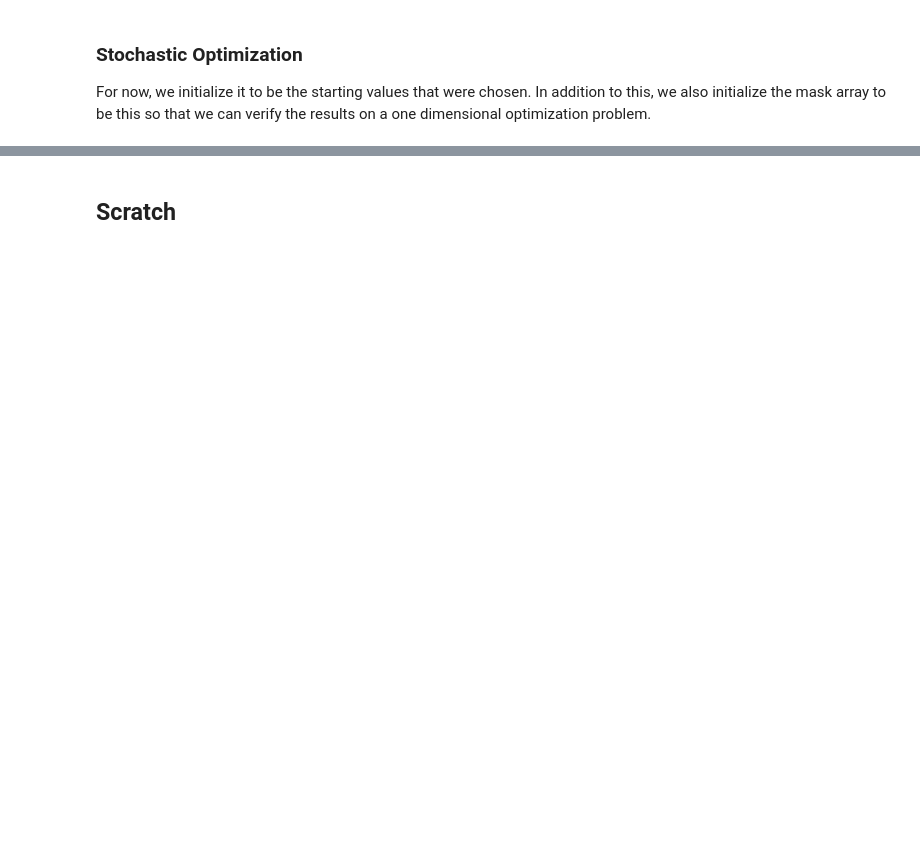
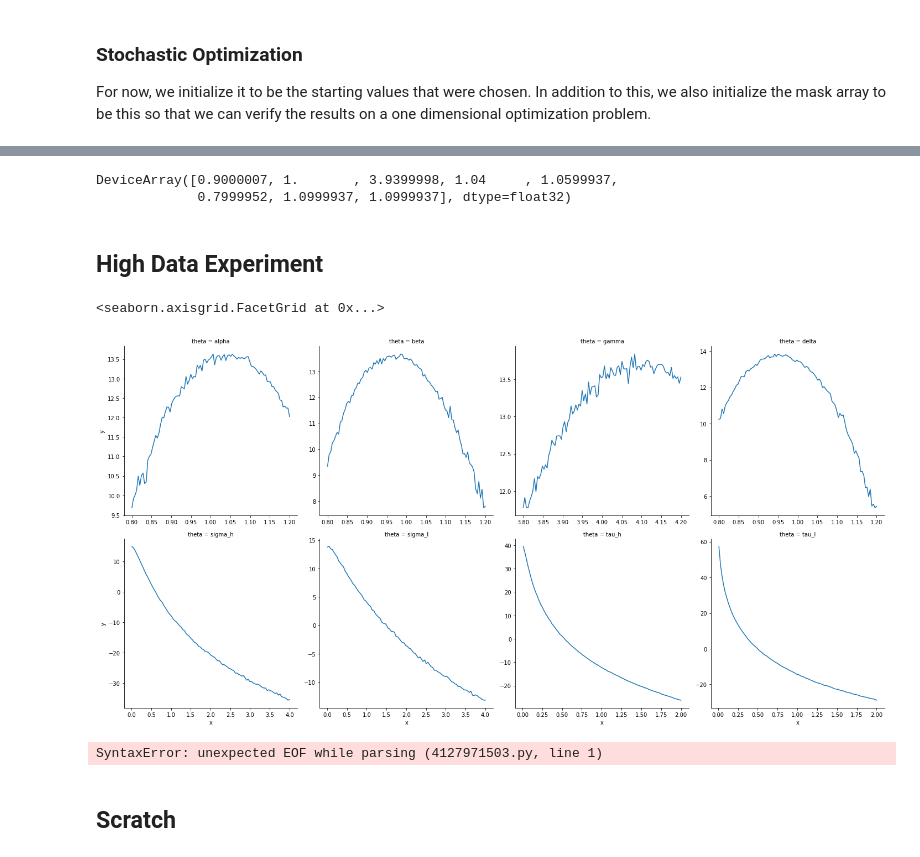
Before and after one commit to mlysy/pfjax, a Jupyter notebook: examples/lotvol.ipynb, the cells around one changed output, grey strips where cells are left out. Drawn from its saved outputs; the diff is of its cells as text; code cells hidden in the pictures; blank space fills up the shorter version.

```diff
--- a/examples/lotvol.ipynb
+++ b/examples/lotvol.ipynb
@@ -130,0 +163,7 @@ from pfjax import stoch_opt, get_sum_lweights
+# %%
+params
+# %% [output]
+DeviceArray([0.9000007, 1.       , 3.9399998, 1.04     , 1.0599937,
+             0.7999952, 1.0999937, 1.0999937], dtype=float32)
+# %% [markdown]
+## High Data Experiment
@@ -131,6 +187,44 @@ from pfjax import stoch_opt, get_sum_lweights
+# %%
+import pandas as pd
+
+data = pd.read_csv("lv_high.csv")
+y_meas_1 = data["Trueode.1"].values.reshape(-1, 1)
+y_meas_2 = data["Trueode.2"].values.reshape(-1, 1)
+y_meas = np.concatenate((y_meas_1, y_meas_2), axis=1)
+y_meas = jnp.array(y_meas)
+# %%
+theta_lims = np.array([[0.8, 1.2], [0.8, 1.2], [3.8, 4.2], [0.8, 1.2], [0.01, 4.], [0.01, 4.], [0.01, 2.], [0.01, 2.]])
+theta_names = ["alpha", "beta", "gamma", "delta", "sigma_h", "sigma_l", "tau_h", "tau_l"]
+n_pts = 100
+
+# calculate projection plot
+n_particles = 1000
+
+
+@jax.jit
+def lotvol_pflik(theta):
+    temp = pf.particle_filter(theta=theta, model=lotvol_model, y_meas=y_meas,
+                              n_particles=n_particles, key=key)
+    return pf.particle_loglik(temp['logw'])
+
+
+plot_df = proj_data(lotvol_pflik,
+                    theta, theta_lims, theta_names)
+
+sns.relplot(
+    data=plot_df, kind="line",
+    x="x", y="y", col="theta",
+    col_wrap = 4,
+    facet_kws=dict(sharex=False, sharey=False)
+)
+# %% [output]
+<seaborn.axisgrid.FacetGrid at 0x...>
+[figure, added]
 # %%
-stoch_opt(lotvol_model, jnp.array([1.,1.,4., 1., 0.01, 0.01, 0.25, 0.25]), get_sum_lweights, y_meas, key=key, learning_rate=0.0000000001, iterations=2000, n_particles=1000,
-         mask=np.array([0,1,0,0,0,0,0,0]))
+params = stoch_opt(lotvol_model, jnp.array([1.,1., 4., 1., 0.1, 0.1, 0.25, 0.25]), get_sum_lweights, y_meas, key=key, learning_rate=0.001, iterations=100, n_particles=500,
+                   mask=np.array([1,1,1,1,1,1,1,1]))
+# %% [output]
+SyntaxError: unexpected EOF while parsing (4127971503.py, line 1)
 # %% [markdown]
 ## Scratch
 # %%
```
Also changed, not shown: parts of 8 cells of this notebook, 10 other files.
